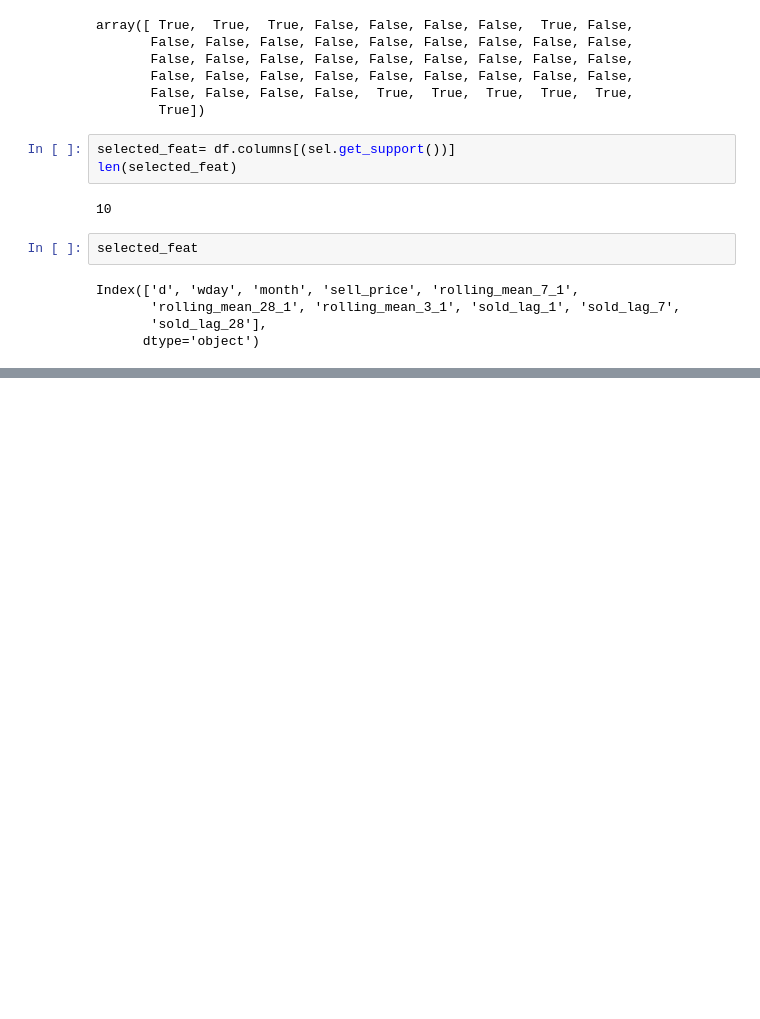
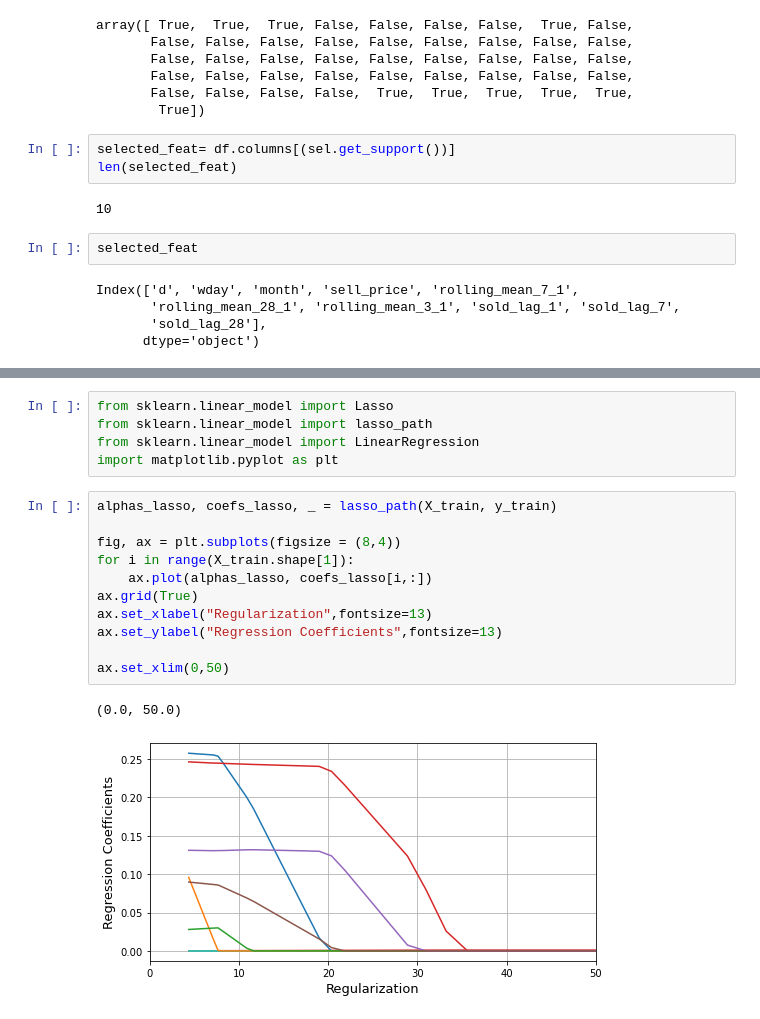
Before and after one commit to kanitjompuk40/GroupWork, a Jupyter notebook: AML/Decision_tree_feature_selection.ipynb, the cells around one changed output, grey strips where cells are left out. Drawn from its saved outputs; the diff is of its cells as text; blank space fills up the shorter version.

Commit message:
Added Lasso

```diff
--- a/AML/Decision_tree_feature_selection.ipynb
+++ b/AML/Decision_tree_feature_selection.ipynb
@@ -123,0 +136,19 @@ Index(['d', 'wday', 'month', 'sell_price', 'rolling_mean_7_1',
+# %%
+from sklearn.linear_model import Lasso
+from sklearn.linear_model import lasso_path
+from sklearn.linear_model import LinearRegression
+import matplotlib.pyplot as plt
+# %%
+alphas_lasso, coefs_lasso, _ = lasso_path(X_train, y_train)
+
+fig, ax = plt.subplots(figsize = (8,4))
+for i in range(X_train.shape[1]):
+    ax.plot(alphas_lasso, coefs_lasso[i,:])
+ax.grid(True)
+ax.set_xlabel("Regularization",fontsize=13)
+ax.set_ylabel("Regression Coefficients",fontsize=13)
+
+ax.set_xlim(0,50)
+# %% [output]
+(0.0, 50.0)
+[figure, added]
```
Also changed, not shown: parts of 7 cells of this notebook.
